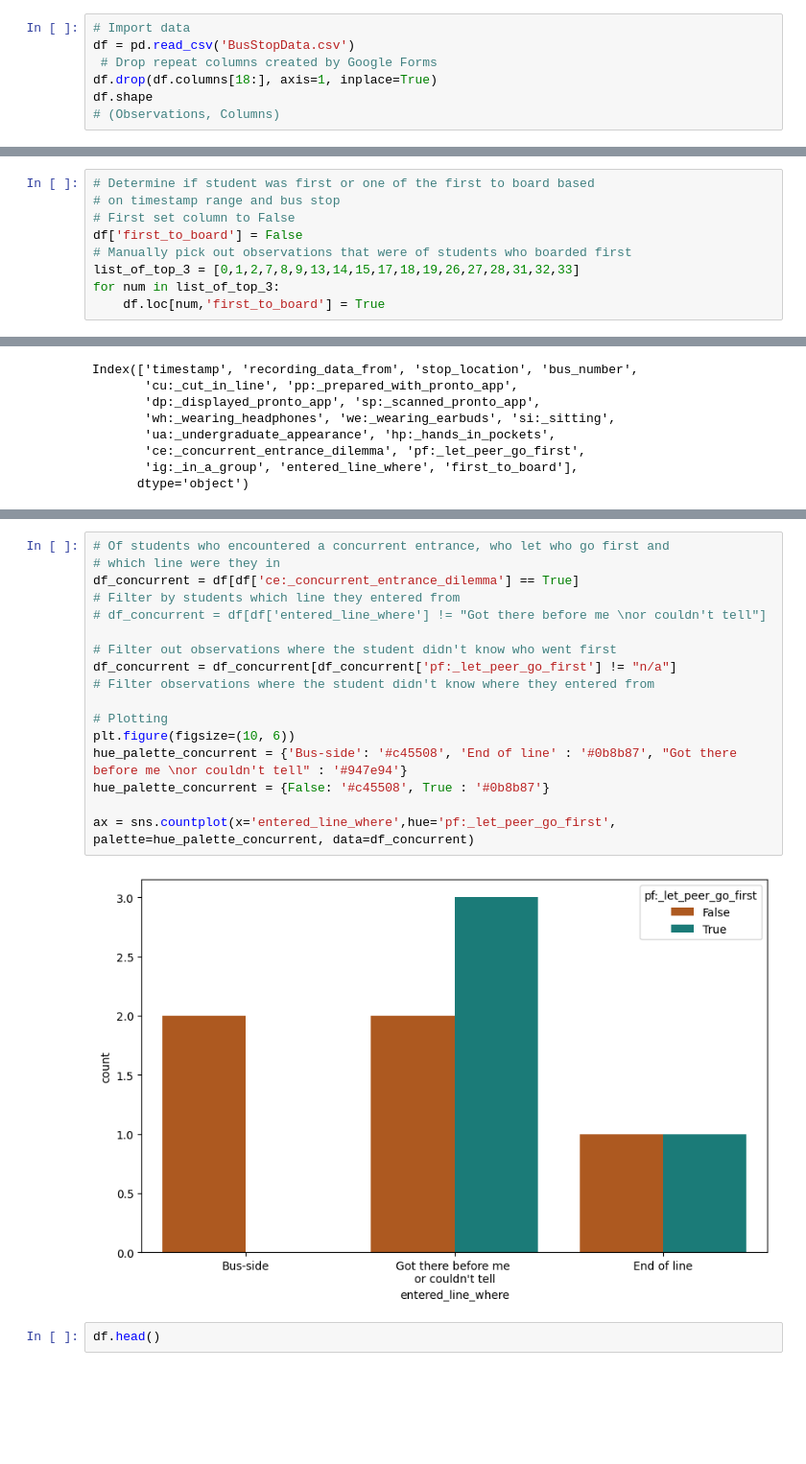
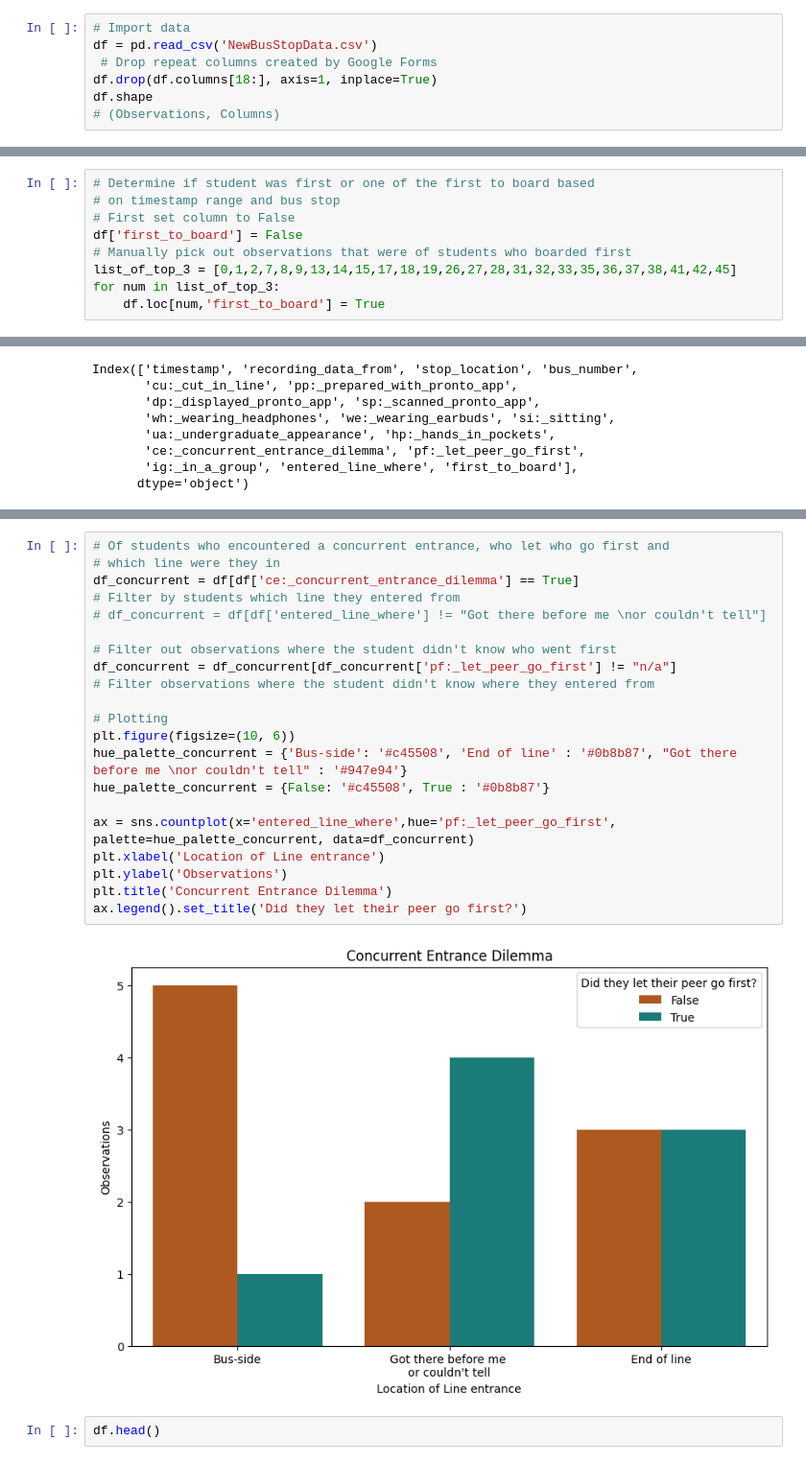
Before and after one commit to tristanmcooper/bus_stop_data_project, a Jupyter notebook: BusStopDataNotebook.ipynb, the cells around one changed output, grey strips where cells are left out. Shown at 96% size. Drawn from its saved outputs; the diff is of its cells as text; blank space fills up the shorter version.

Commit message:
Plots entered into doc

```diff
--- a/BusStopDataNotebook.ipynb
+++ b/BusStopDataNotebook.ipynb
@@ -6,7 +6,7 @@ import numpy as np
 import matplotlib.ticker as ticker
 # %%
 # Import data
-df = pd.read_csv('BusStopData.csv')
+df = pd.read_csv('NewBusStopData.csv')
  # Drop repeat columns created by Google Forms
 df.drop(df.columns[18:], axis=1, inplace=True)
 df.shape
@@ -267,7 +274,7 @@ plt.show()
 # First set column to False
 df['first_to_board'] = False
 # Manually pick out observations that were of students who boarded first
-list_of_top_3 = [0,1,2,7,8,9,13,14,15,17,18,19,26,27,28,31,32,33]
+list_of_top_3 = [0,1,2,7,8,9,13,14,15,17,18,19,26,27,28,31,32,33,35,36,37,38,41,42,45]
 for num in list_of_top_3:
     df.loc[num,'first_to_board'] = True
 # %%
@@ -311,22 +318,26 @@ ax.legend().set_title('Appearance')
 # %%
 # Of students who encountered a concurrent entrance, who let who go first and
 # which line were they in
 df_concurrent = df[df['ce:_concurrent_entrance_dilemma'] == True]
 # Filter by students which line they entered from
 # df_concurrent = df[df['entered_line_where'] != "Got there before me \nor couldn't tell"]
 
 # Filter out observations where the student didn't know who went first
 df_concurrent = df_concurrent[df_concurrent['pf:_let_peer_go_first'] != "n/a"]
 # Filter observations where the student didn't know where they entered from
 
 # Plotting
 plt.figure(figsize=(10, 6))
 hue_palette_concurrent = {'Bus-side': '#c45508', 'End of line' : '#0b8b87', "Got there before me \nor couldn't tell" : '#947e94'}
 hue_palette_concurrent = {False: '#c45508', True : '#0b8b87'}
 
 ax = sns.countplot(x='entered_line_where',hue='pf:_let_peer_go_first', palette=hue_palette_concurrent, data=df_concurrent)
+plt.xlabel('Location of Line entrance')
+plt.ylabel('Observations')
+plt.title('Concurrent Entrance Dilemma')
+ax.legend().set_title('Did they let their peer go first?')
 # %% [output]
-[figure, old version]
+[figure, new version]
 # %%
 df.head()
 # %% [output]
```
Also changed, not shown: parts of 13 cells of this notebook, 1 other file.
